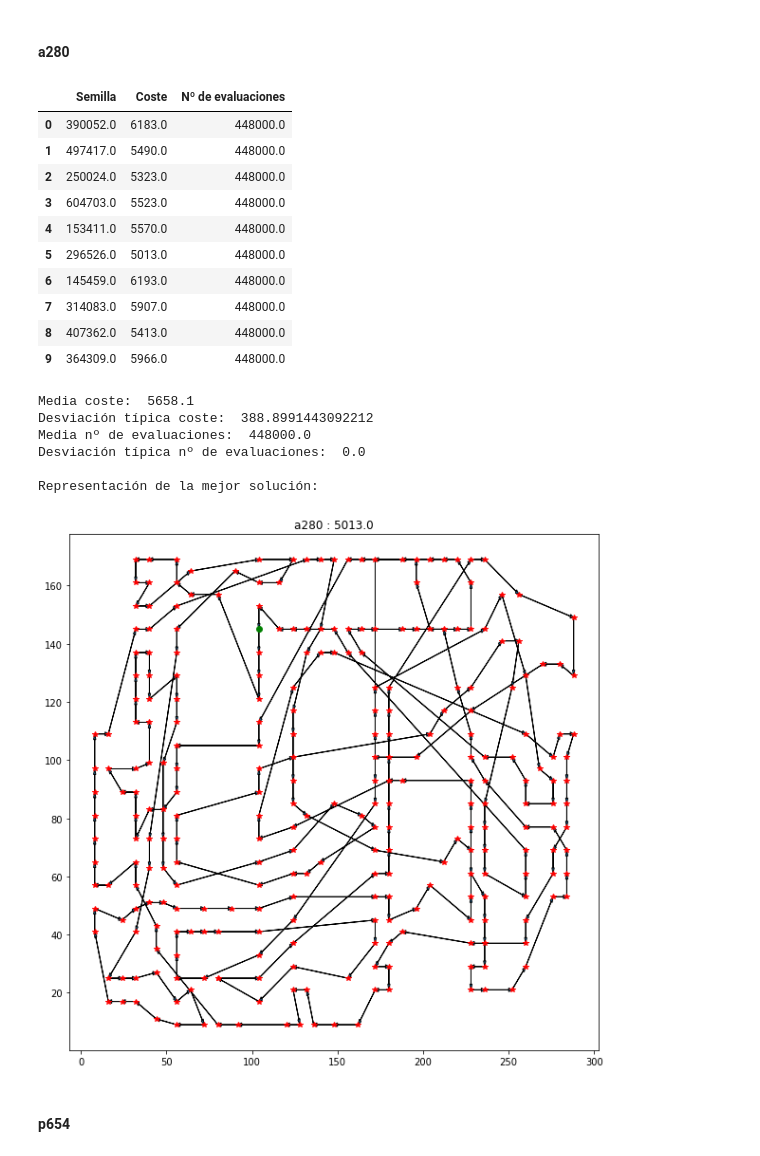
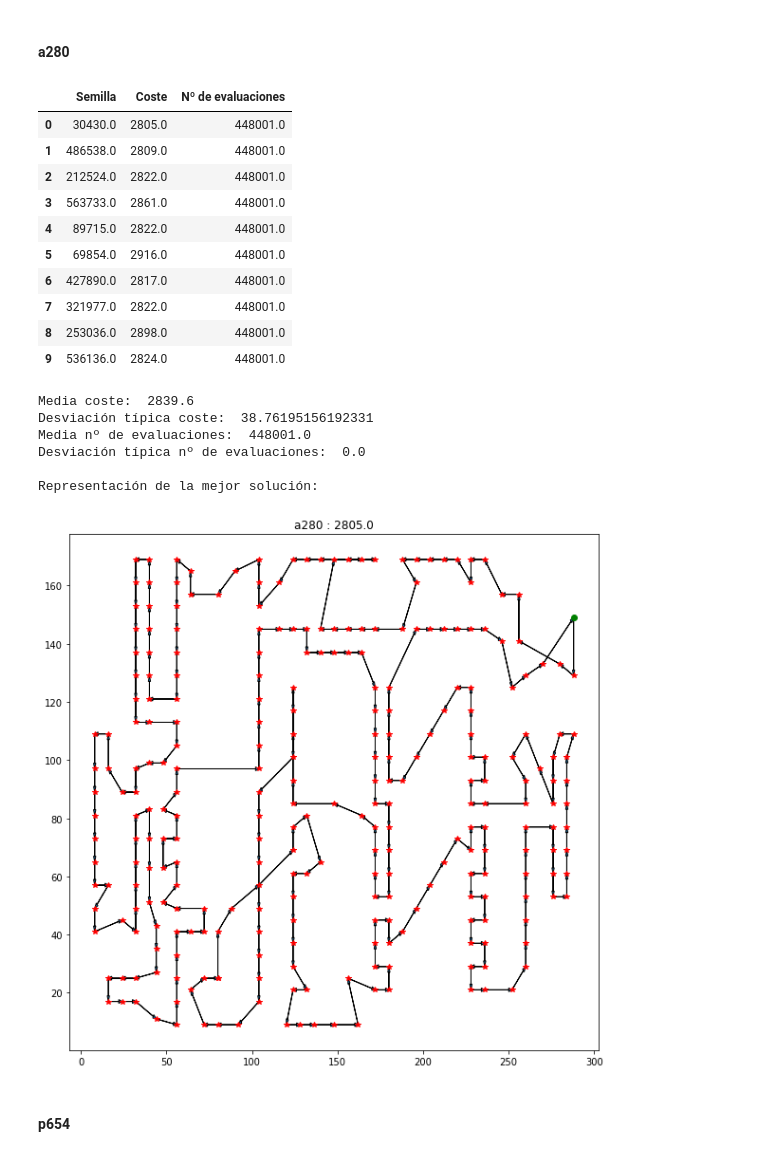
Before and after one commit to IgorMy/Algoritmos-basados-en-Entornos-y-Trayectorias, a Jupyter notebook: 6 Búsqueda Tabú/Búsqueda Tabú.ipynb, the cells around one changed output. Drawn from its saved outputs; the diff is of its cells as text; code cells hidden in the pictures.

```diff
--- a/6 Búsqueda Tabú/Búsqueda Tabú.ipynb
+++ b/6 Búsqueda Tabú/Búsqueda Tabú.ipynb
@@ -144,7 +148,7 @@ Semillas generadas:
 # %%
 dataset = st70
 with Pool(processes=5) as pool:
-    result = pool.starmap(enfriamiento_simulado,  itertools.product(semillas,[dataset],[20]) )
+    result = pool.starmap(busqueda_tabu,  itertools.product(semillas,[dataset],[40]) )
 representacion_datos(result,"st70")
 # %% [output]
 |  | Semilla | Coste | Nº de evaluaciones |
@@ -171,7 +175,7 @@ Representación de la mejor solución:
 dataset = ch130
 
 with Pool(processes=5) as pool:
-    result = pool.starmap(enfriamiento_simulado,  itertools.product(semillas,[dataset],[20]) )
+    result = pool.starmap(busqueda_tabu,  itertools.product(semillas,[dataset],[40]) )
 
 representacion_datos(result,"ch130")
 # %% [output]
@@ -198,28 +202,28 @@ Representación de la mejor solución:
 # %%
 dataset = a280
 with Pool(processes=5) as pool:
-    result = pool.starmap(enfriamiento_simulado,  itertools.product(semillas,[dataset],[20]) )
+    result = pool.starmap(busqueda_tabu,  itertools.product(semillas,[dataset],[40]) )
 
 representacion_datos(result,"a280")
 # %% [output]
 |  | Semilla | Coste | Nº de evaluaciones |
-| 0 | 390052.0 | 6183.0 | 448000.0 |
-| 1 | 497417.0 | 5490.0 | 448000.0 |
-| 2 | 250024.0 | 5323.0 | 448000.0 |
-| 3 | 604703.0 | 5523.0 | 448000.0 |
-| 4 | 153411.0 | 5570.0 | 448000.0 |
-| 5 | 296526.0 | 5013.0 | 448000.0 |
-| 6 | 145459.0 | 6193.0 | 448000.0 |
-| 7 | 314083.0 | 5907.0 | 448000.0 |
-| 8 | 407362.0 | 5413.0 | 448000.0 |
-| 9 | 364309.0 | 5966.0 | 448000.0 |
+| 0 | 30430.0 | 2805.0 | 448001.0 |
+| 1 | 486538.0 | 2809.0 | 448001.0 |
+| 2 | 212524.0 | 2822.0 | 448001.0 |
+| 3 | 563733.0 | 2861.0 | 448001.0 |
+| 4 | 89715.0 | 2822.0 | 448001.0 |
+| 5 | 69854.0 | 2916.0 | 448001.0 |
+| 6 | 427890.0 | 2817.0 | 448001.0 |
+| 7 | 321977.0 | 2822.0 | 448001.0 |
+| 8 | 253036.0 | 2898.0 | 448001.0 |
+| 9 | 536136.0 | 2824.0 | 448001.0 |
-Media coste:  5658.1
-Desviación típica coste:  388.8991443092212
-Media nº de evaluaciones:  448000.0
+Media coste:  2839.6
+Desviación típica coste:  38.76195156192331
+Media nº de evaluaciones:  448001.0
 Desviación típica nº de evaluaciones:  0.0
 
 Representación de la mejor solución:
-[figure, old version]
+[figure, new version]
 # %% [markdown]
 #### p654
 # %%
```
Also changed, not shown: parts of 8 cells of this notebook, 1 other file.
